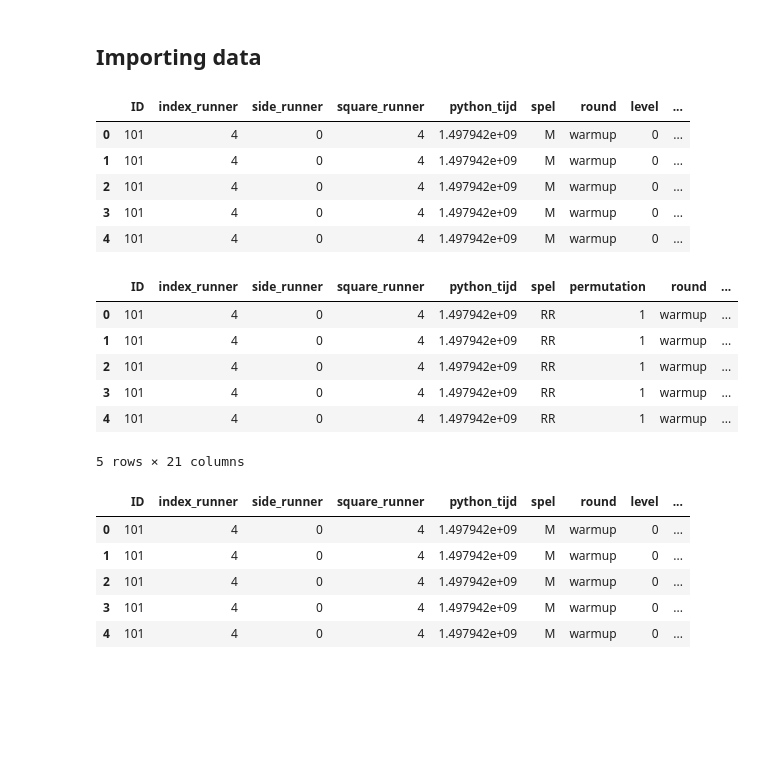
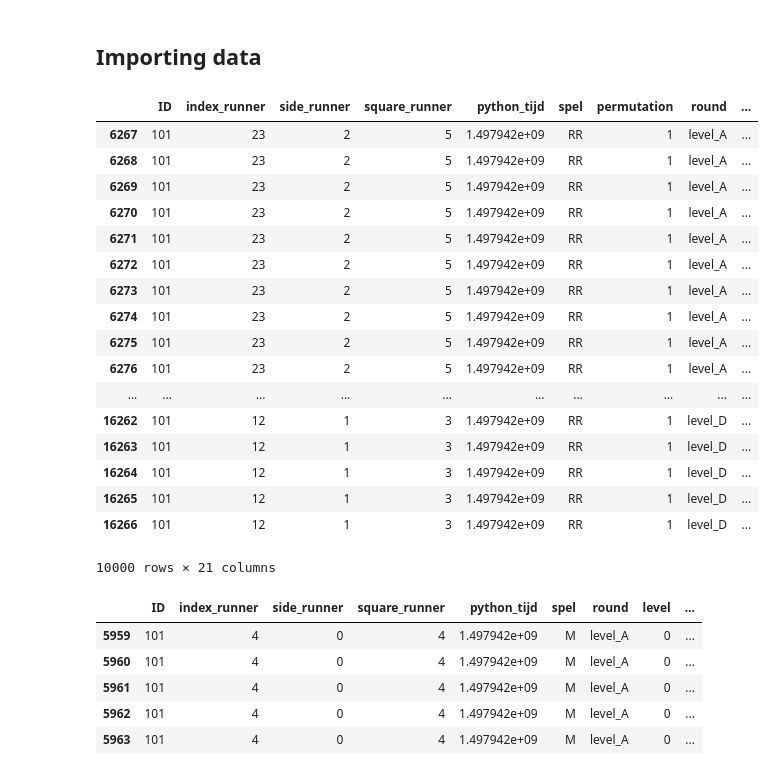
Before and after one commit to mangow/sps, a Jupyter notebook: sps.ipynb, the cells around one changed output. Cells and saved outputs as stored; diff of their text form; code cells hidden in the pictures; blank space fills up the shorter version.

Commit message:
removed warmup rows

```diff
--- a/sps.ipynb
+++ b/sps.ipynb
@@ -3,33 +3,47 @@
 # %%
 import pandas as pd
 
-rr_data = pd.read_csv("data/data_RR_merged_20190108.csv")
-m_data = pd.read_csv("data/data_M_merged_20190108.csv")
+rr_data = pd.DataFrame(pd.read_csv("data/data_RR_merged_20190108.csv"))
+m_data = pd.DataFrame(pd.read_csv("data/data_M_merged_20190108.csv"))
-# %% [output]
-|  | ID | index_runner | side_runner | square_runner | python_tijd | spel | round | level | ... |
-| 0 | 101 | 4 | 0 | 4 | 1.497942e+09 | M | warmup | 0 | ... |
-| 1 | 101 | 4 | 0 | 4 | 1.497942e+09 | M | warmup | 0 | ... |
-| 2 | 101 | 4 | 0 | 4 | 1.497942e+09 | M | warmup | 0 | ... |
-| 3 | 101 | 4 | 0 | 4 | 1.497942e+09 | M | warmup | 0 | ... |
-| 4 | 101 | 4 | 0 | 4 | 1.497942e+09 | M | warmup | 0 | ... |
+# %%
+# get indices with warmup rounds
+rr_indexNames = rr_data[rr_data['round'] == 'warmup'].index
+# delete these row indexes from the frame
+rr_data.drop(rr_indexNames, inplace=True)
+
+# get indices with warmup rounds
+m_indexNames = m_data[m_data['round'] == 'warmup'].index
+# delete these row indexes from the frame
+m_data.drop(m_indexNames, inplace=True)
 # %%
 # preview rr data
-rr_data.head()
+rr_data.head(10000)
 # %% [output]
 |  | ID | index_runner | side_runner | square_runner | python_tijd | spel | permutation | round | ... |
-| 0 | 101 | 4 | 0 | 4 | 1.497942e+09 | RR | 1 | warmup | ... |
-| 1 | 101 | 4 | 0 | 4 | 1.497942e+09 | RR | 1 | warmup | ... |
-| 2 | 101 | 4 | 0 | 4 | 1.497942e+09 | RR | 1 | warmup | ... |
-| 3 | 101 | 4 | 0 | 4 | 1.497942e+09 | RR | 1 | warmup | ... |
-| 4 | 101 | 4 | 0 | 4 | 1.497942e+09 | RR | 1 | warmup | ... |
+| 6267 | 101 | 23 | 2 | 5 | 1.497942e+09 | RR | 1 | level_A | ... |
+| 6268 | 101 | 23 | 2 | 5 | 1.497942e+09 | RR | 1 | level_A | ... |
+| 6269 | 101 | 23 | 2 | 5 | 1.497942e+09 | RR | 1 | level_A | ... |
+| 6270 | 101 | 23 | 2 | 5 | 1.497942e+09 | RR | 1 | level_A | ... |
+| 6271 | 101 | 23 | 2 | 5 | 1.497942e+09 | RR | 1 | level_A | ... |
+| 6272 | 101 | 23 | 2 | 5 | 1.497942e+09 | RR | 1 | level_A | ... |
+| 6273 | 101 | 23 | 2 | 5 | 1.497942e+09 | RR | 1 | level_A | ... |
+| 6274 | 101 | 23 | 2 | 5 | 1.497942e+09 | RR | 1 | level_A | ... |
+| 6275 | 101 | 23 | 2 | 5 | 1.497942e+09 | RR | 1 | level_A | ... |
+| 6276 | 101 | 23 | 2 | 5 | 1.497942e+09 | RR | 1 | level_A | ... |
+| ... | ... | ... | ... | ... | ... | ... | ... | ... | ... |
+| 16262 | 101 | 12 | 1 | 3 | 1.497942e+09 | RR | 1 | level_D | ... |
+| 16263 | 101 | 12 | 1 | 3 | 1.497942e+09 | RR | 1 | level_D | ... |
+| 16264 | 101 | 12 | 1 | 3 | 1.497942e+09 | RR | 1 | level_D | ... |
+| 16265 | 101 | 12 | 1 | 3 | 1.497942e+09 | RR | 1 | level_D | ... |
+| 16266 | 101 | 12 | 1 | 3 | 1.497942e+09 | RR | 1 | level_D | ... |
-5 rows × 21 columns
+10000 rows × 21 columns
 # %%
 # preview m data
 m_data.head()
 # %% [output]
 |  | ID | index_runner | side_runner | square_runner | python_tijd | spel | round | level | ... |
-| 0 | 101 | 4 | 0 | 4 | 1.497942e+09 | M | warmup | 0 | ... |
-| 1 | 101 | 4 | 0 | 4 | 1.497942e+09 | M | warmup | 0 | ... |
-| 2 | 101 | 4 | 0 | 4 | 1.497942e+09 | M | warmup | 0 | ... |
-| 3 | 101 | 4 | 0 | 4 | 1.497942e+09 | M | warmup | 0 | ... |
-| 4 | 101 | 4 | 0 | 4 | 1.497942e+09 | M | warmup | 0 | ... |
+| 5959 | 101 | 4 | 0 | 4 | 1.497942e+09 | M | level_A | 0 | ... |
+| 5960 | 101 | 4 | 0 | 4 | 1.497942e+09 | M | level_A | 0 | ... |
+| 5961 | 101 | 4 | 0 | 4 | 1.497942e+09 | M | level_A | 0 | ... |
+| 5962 | 101 | 4 | 0 | 4 | 1.497942e+09 | M | level_A | 0 | ... |
+| 5963 | 101 | 4 | 0 | 4 | 1.497942e+09 | M | level_A | 0 | ... |
```
